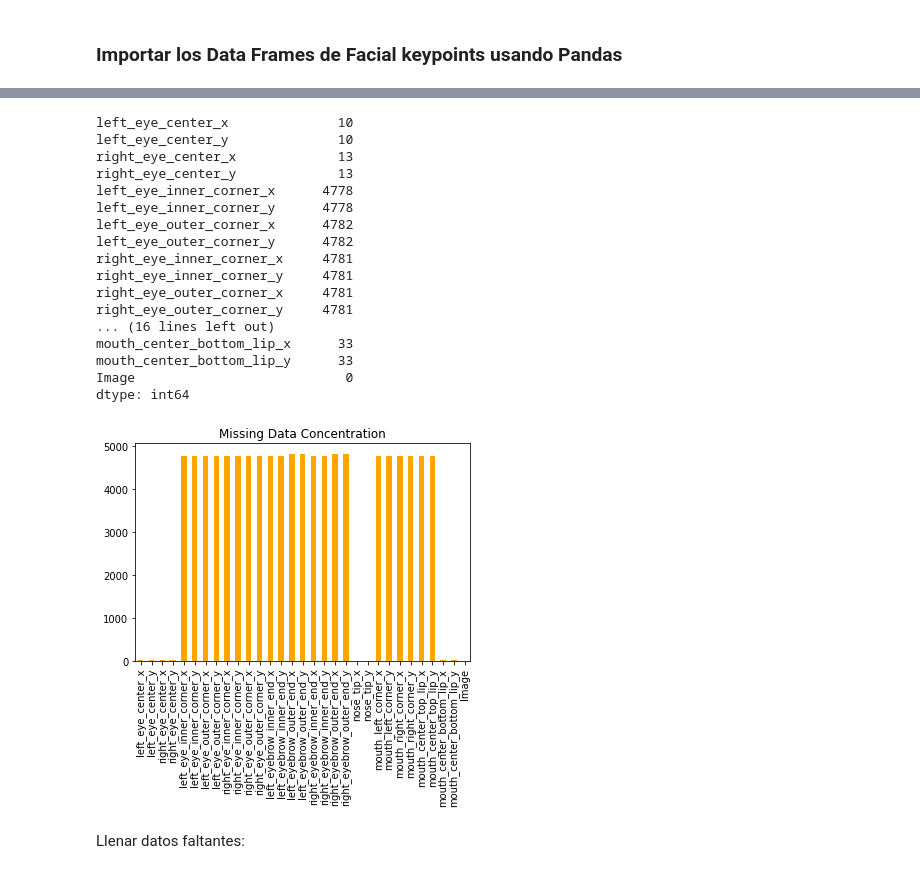
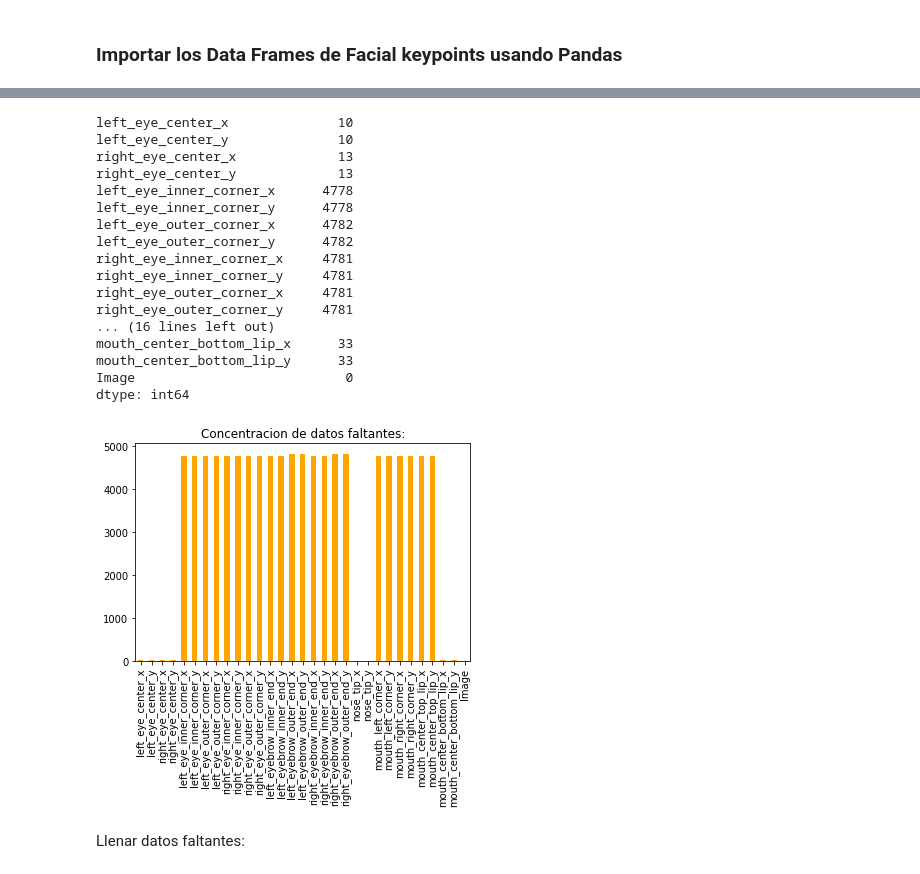
Before and after one commit to aenoboa1/Draft_ML_EmotionAPP, a Jupyter notebook: Main_Notebook.ipynb, the cells around one changed output, grey strips where cells are left out. Cells and saved outputs as stored; diff of their text form; code cells hidden in the pictures.

```diff
--- a/Main_Notebook.ipynb
+++ b/Main_Notebook.ipynb
@@ -201,27 +233,27 @@ train_data.head(18).T.tail()
 # %%
 display(train_data.isnull().sum())
 train_data.isnull().sum().plot(kind='bar',color = 'orange')
-plt.title("Missing Data Concentration")
+plt.title("Concentracion de datos faltantes:")
 plt.show()
 # %% [output]
 left_eye_center_x              10
 left_eye_center_y              10
 right_eye_center_x             13
 right_eye_center_y             13
 left_eye_inner_corner_x      4778
 left_eye_inner_corner_y      4778
 left_eye_outer_corner_x      4782
 left_eye_outer_corner_y      4782
 right_eye_inner_corner_x     4781
 right_eye_inner_corner_y     4781
 right_eye_outer_corner_x     4781
 right_eye_outer_corner_y     4781
 ... (16 lines left out)
 mouth_center_bottom_lip_x      33
 mouth_center_bottom_lip_y      33
 Image                           0
 dtype: int64
-[figure, old version]
+[figure, new version]
 # %% [markdown]
 Llenar datos faltantes:
 # %%
```
Also changed, not shown: parts of 11 cells of this notebook.
